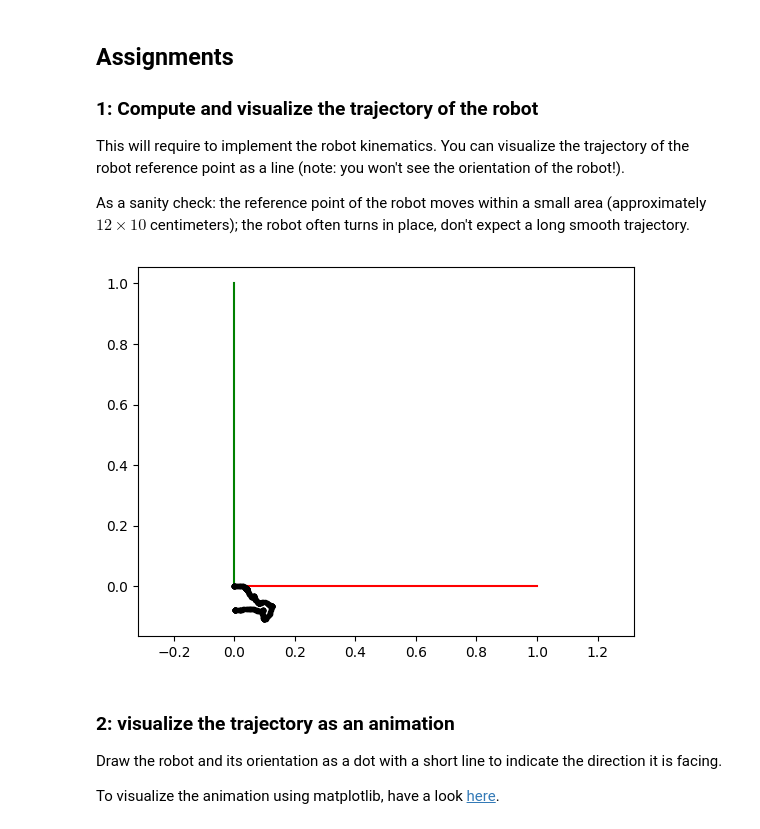
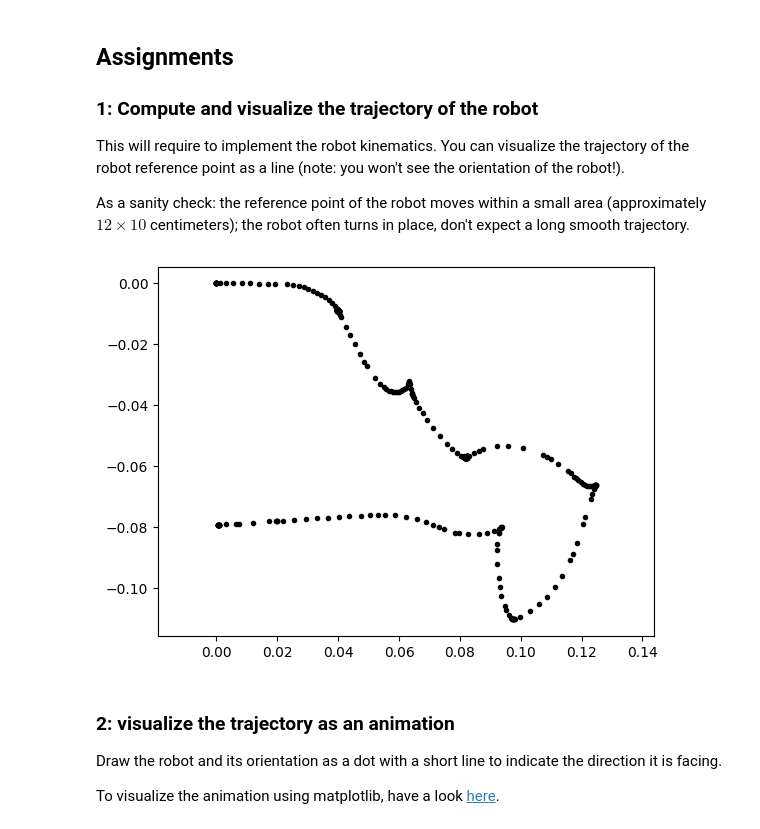
Before and after one commit to Frenzoid/USI_RB, a Jupyter notebook: Assignments/odometry/odometry.ipynb, the cells around one changed output. Drawn from its saved outputs; the diff is of its cells as text; code cells hidden in the pictures.

```diff
--- a/Assignments/odometry/odometry.ipynb
+++ b/Assignments/odometry/odometry.ipynb
@@ -125,38 +127,38 @@ def drawrobot(f, l, ax=None, alpha=0.5):
 
 def ddtr(vl, vr, l, dt):
     """ returns the pose transform for a motion with duration dt of a differential
     drive robot with wheel speeds vl and vr and wheelbase l """
 
     if(np.isclose(vl, vr)):  # we are moving straight, R is at the infinity and we handle this case separately
-        return mktr((vr + vl)/2*dt, 0)  # note we translate along x ()
+        return mktr((vr + vl) / 2 * dt, 0)  # note we translate along x ()
 
     omega = (vr - vl) / (2 * l)  # angular speed of the robot frame
     R = l * (vr + vl) / (vr - vl)
 
     # Make sure you understand this!
     return mktr(0, R) @ mkrot(omega * dt) @ mktr(0, -R)
 
 # l is the distance in meters between the center of the robot and the wheels
 l = 0.0935 / 2
 
 # Ts is a list of poses, initialized with the identity matrix
 Ts = [np.eye(3)]
 
-# Draw the robot at the origin
-drawf(np.eye(3))
-
 # Append the pose of the robot at each time step to Ts
 for i in range(len(t)):
     Ts.append(Ts[-1] @ ddtr(l_vel[i], r_vel[i], l, t[i] - t[i-1]))
+
+# Draw the robot at the origin
+# drawf(Ts[0])
 
 # Draw the robot at each pose in Ts
 for T in Ts:
     drawdot(T)
 
 plt.axis("equal")
 plt.show()
 # %% [output]
-[figure, old version]
+[figure, new version]
 # %% [markdown]
 ### 2: visualize the trajectory as an animation
 Draw the robot and its orientation as a dot with a short line to indicate the direction it is facing.
```
Also changed, not shown: parts of 1 cell of this notebook.
